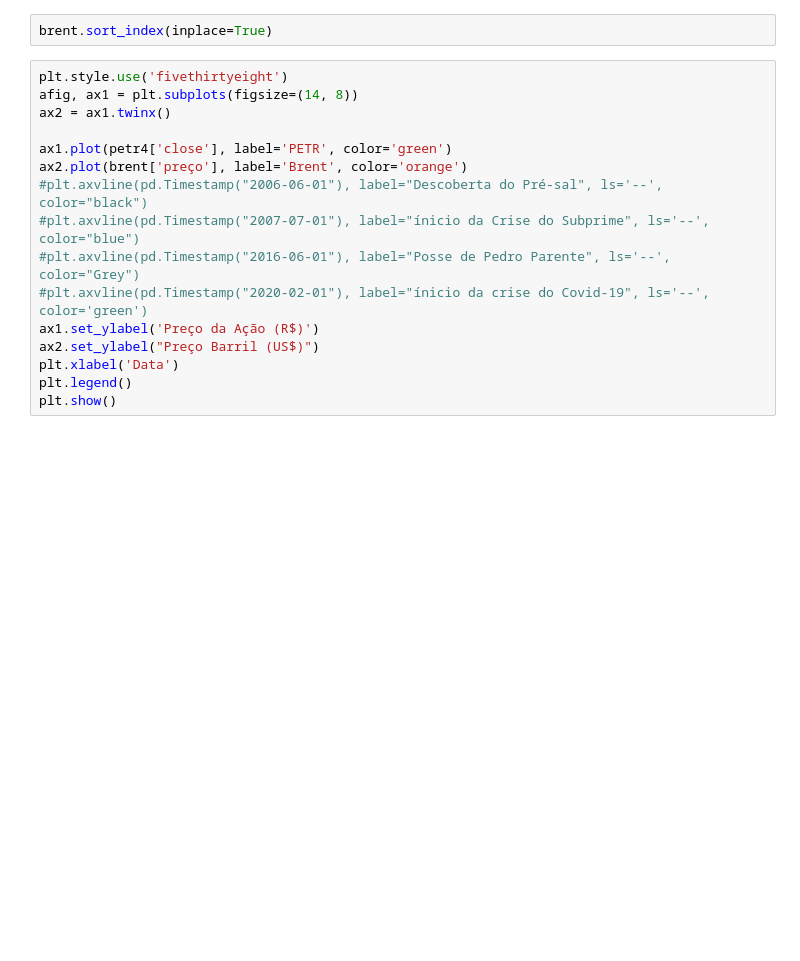
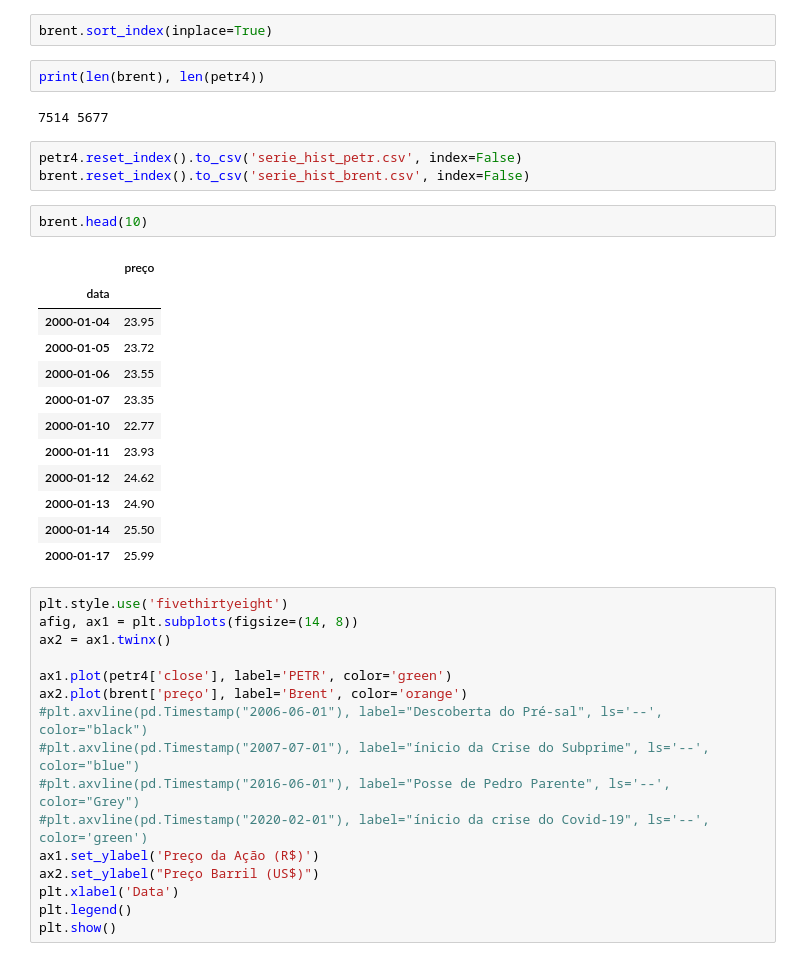
Before and after one commit to msbrasil/econometria, a Jupyter notebook: Econometria/4º Relatório - Séries Temporais/main.ipynb, the cells around one changed output. Cells and saved outputs as stored; diff of their text form; blank space fills up the shorter version.

```diff
--- a/Econometria/4º Relatório - Séries Temporais/main.ipynb
+++ b/Econometria/4º Relatório - Séries Temporais/main.ipynb
@@ -29,6 +36,28 @@ brent.set_index('data', inplace=True)
 brent = brent[brent['preço'].index >= petr4.index[0]]
 # %%
 brent.sort_index(inplace=True)
+# %%
+print(len(brent), len(petr4))
+# %% [output]
+7514 5677
+# %%
+petr4.reset_index().to_csv('serie_hist_petr.csv', index=False)
+brent.reset_index().to_csv('serie_hist_brent.csv', index=False)
+# %%
+brent.head(10)
+# %% [output]
+|  | preço |
+| data |  |
+| 2000-01-04 | 23.95 |
+| 2000-01-05 | 23.72 |
+| 2000-01-06 | 23.55 |
+| 2000-01-07 | 23.35 |
+| 2000-01-10 | 22.77 |
+| 2000-01-11 | 23.93 |
+| 2000-01-12 | 24.62 |
+| 2000-01-13 | 24.90 |
+| 2000-01-14 | 25.50 |
+| 2000-01-17 | 25.99 |
 # %%
 plt.style.use('fivethirtyeight')
 afig, ax1 = plt.subplots(figsize=(14, 8))
```
Also changed, not shown: parts of 5 cells of this notebook, 7 other files.
